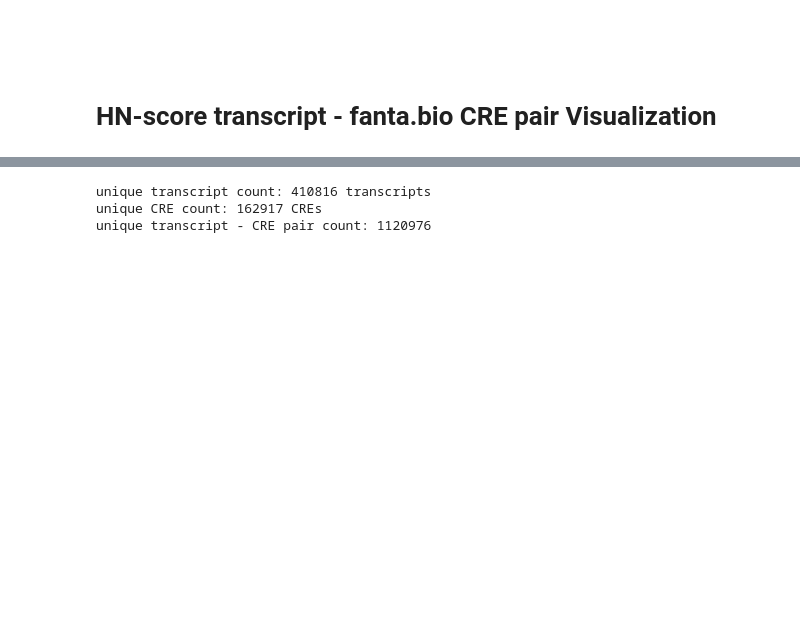
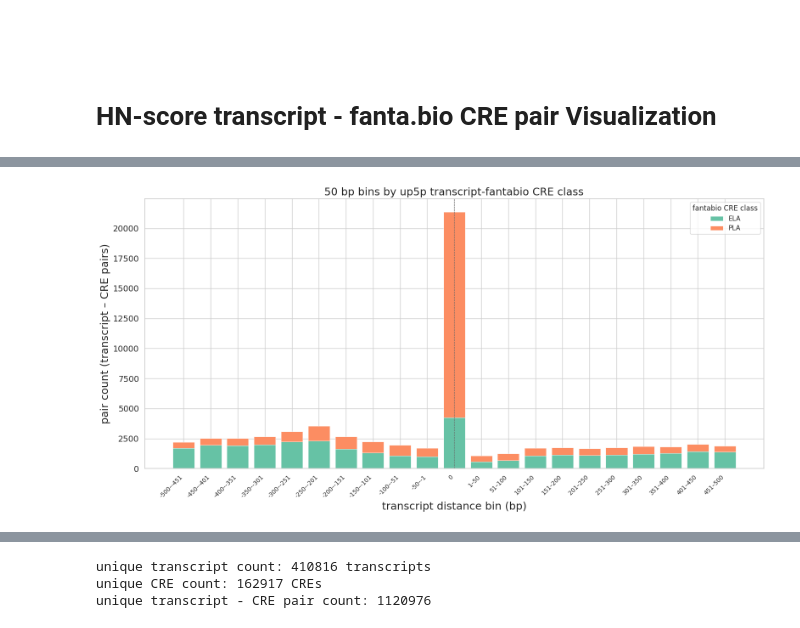
Before and after one commit to yonesora56/HS_human_ncRNA, a Jupyter notebook: notebooks/09_visualization/09_03_HNscore_transcript_fantabio_viz.ipynb, the cells around one changed output, grey strips where cells are left out. Drawn from its saved outputs; the diff is of its cells as text; code cells hidden in the pictures; blank space fills up the shorter version.

```diff
--- a/notebooks/09_visualization/09_03_HNscore_transcript_fantabio_viz.ipynb
+++ b/notebooks/09_visualization/09_03_HNscore_transcript_fantabio_viz.ipynb
@@ -27,0 +119,77 @@ Execute Date: 261025
+# %%
+plot_df = up5p_transcript_cre_pairs.to_pandas()
+
+# Signed bins, 0 in the center. Same 50 bp width as the absolute-value plot.
+# right=False keeps intervals [left, right), so 0 is only the exact value 0.
+bin_edges = [
+    -500, -450, -400, -350, -300, -250, -200, -150, -100, -50,
+    0, 1, 51, 101, 151, 201, 251, 301, 351, 401, 451, 501,
+]
+bin_labels = [
+    "-500–-451", "-450–-401", "-400–-351", "-350–-301", "-300–-251",
+    "-250–-201", "-200–-151", "-150–-101", "-100–-51", "-50–-1",
+    "0",
+    "1–50", "51–100", "101–150", "151–200", "201–250",
+    "251–300", "301–350", "351–400", "401–450", "451–500",
+]
+
+plot_df["distance_bin"] = pd.cut(
+    plot_df["transcript_distance"],
+    bins=bin_edges,
+    labels=bin_labels,
+    right=False,
+    include_lowest=True,
+)
+
+count_df = (
+    plot_df.groupby(["distance_bin", "fantabio_cre_class"], observed=True)
+    .size()
+    .to_frame("count")
+    .reset_index()
+)
+
+pivot_df = (
+    count_df.pivot(index="distance_bin", columns="fantabio_cre_class", values="count")
+    .fillna(0)
+    .astype(int)
+    .reindex(bin_labels)
+)
+
+classes = pivot_df.columns.tolist()
+palette = sns.color_palette("Set2", n_colors=len(classes))
+color_map = dict(zip(classes, palette))
+
+sns.set_theme(style="whitegrid")
+fig, ax = plt.subplots(figsize=(16, 8))
+
+bottom = np.zeros(len(pivot_df))
+x = np.arange(len(pivot_df.index))
+
+for cls in classes:
+    heights = pivot_df[cls].to_numpy()
+    ax.bar(
+        x,
+        heights,
+        bottom=bottom,
+        label=cls,
+        color=color_map[cls],
+        edgecolor="white",
+        linewidth=0.5,
+    )
+    bottom += heights
+
+ax.set_xticks(x)
+ax.set_xticklabels(pivot_df.index, fontsize=10, rotation=45, ha="right")
+ax.set_xlabel("transcript distance bin (bp)", fontsize=18)
+ax.set_ylabel("pair count (transcript – CRE pairs)", fontsize=18)
+ax.set_title("50 bp bins by up5p transcript-fantabio CRE class", fontsize=18)
+# Place the legend inside the axes, upper right.
+ax.legend(title="fantabio CRE class", loc="upper right")
+ax.tick_params(axis="y", labelsize=14)
+# Mark the zero bin so the center is easy to see among 21 categories.
+ax.axvline(bin_labels.index("0"), color="0.4", linestyle="--", linewidth=0.8)
+
+plt.tight_layout()
+plt.show()
+# %% [output]
+[figure, added]
```
Also changed, not shown: parts of 48 cells of this notebook, 54 other files.
